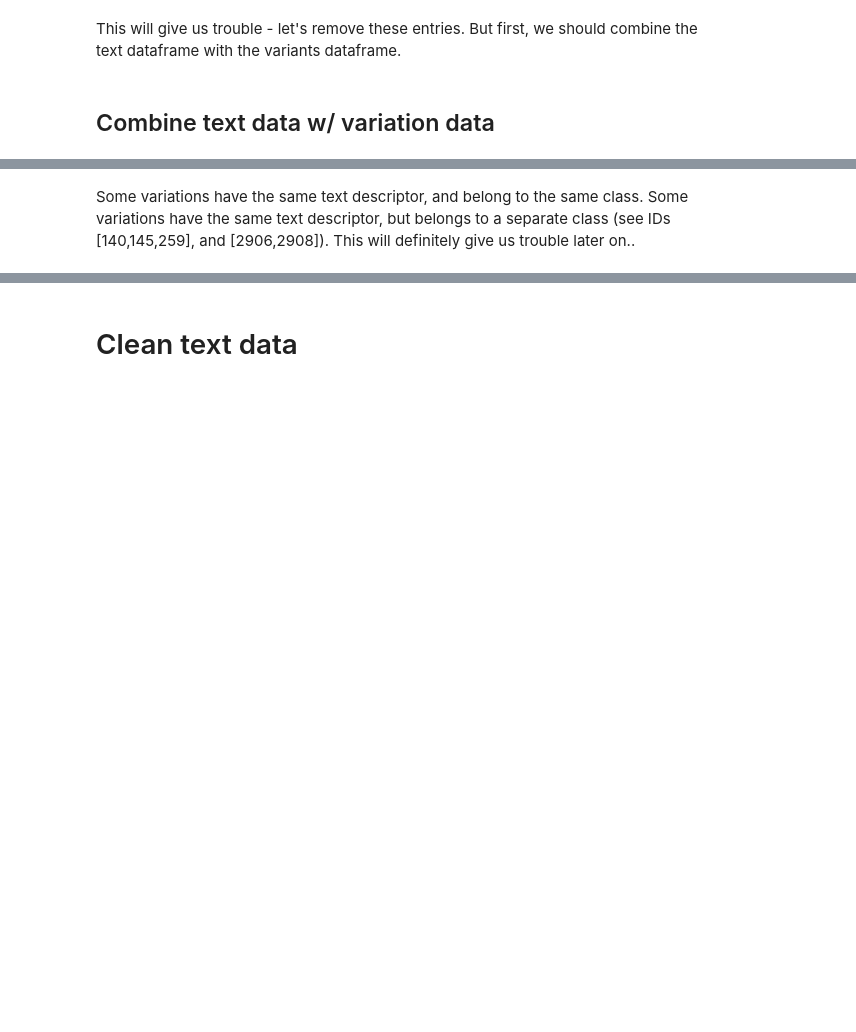
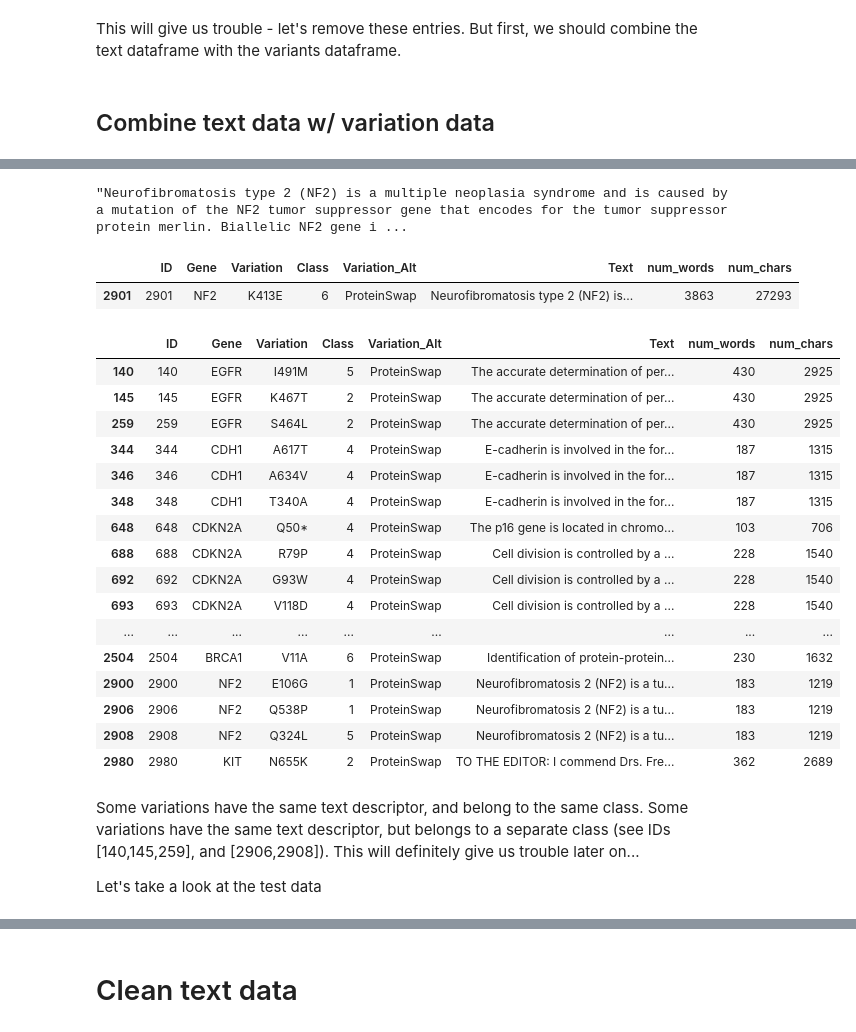
Before and after one commit to kfchou/PersonalizedMedicine, a Jupyter notebook: EDA.ipynb, the cells around one changed output, grey strips where cells are left out. Drawn from its saved outputs; the diff is of its cells as text; code cells hidden in the pictures; blank space fills up the shorter version.

```diff
--- a/EDA.ipynb
+++ b/EDA.ipynb
@@ -196,6 +197,9 @@ Some other interesting things we saw:
 # add information about word count and character count
 train_text_df["num_words"] = train_text_df["Text"].apply(lambda x: len(str(x).split()) )
 train_text_df["num_chars"] = train_text_df["Text"].apply(lambda x: len(str(x)) )
+
+test_text_df["num_words"] = test_text_df["Text"].apply(lambda x: len(str(x).split()) )
+test_text_df["num_chars"] = test_text_df["Text"].apply(lambda x: len(str(x)) )
 # %%
 plt.figure(figsize=(12, 8))
 sns.distplot(train_text_df.num_words.values, bins=50, kde=False, color='red')
@@ -216,5 +239,6 @@ This will give us trouble -  let's remove these entries. But first, we should co
 # %%
 # first merge dataframes
 train_df = train_variants_df.merge(train_text_df, how='inner', left_on='ID', right_on='ID')
+test_df = test_variants_df.merge(test_text_df, how='inner', left_on='ID', right_on='ID')
 # %%
 train_df[train_df["num_words"]<500]
@@ -221,6 +263,37 @@ train_df[train_df["num_words"]<500]
+# %%
+train_df.iloc[2900].Text
+# %% [output]
+"Neurofibromatosis type 2 (NF2) is a multiple neoplasia syndrome and is caused by a mutation of the NF2 tumor suppressor gene that encodes for the tumor suppressor protein merlin. Biallelic NF2 gene i ...
+# %%
+train_df[train_df['Variation'].str.match('K413E')]
+# %% [output]
+|  | ID | Gene | Variation | Class | Variation_Alt | Text | num_words | num_chars |
+| 2901 | 2901 | NF2 | K413E | 6 | ProteinSwap | Neurofibromatosis type 2 (NF2) is... | 3863 | 27293 |
 # %%
 # remove rows with NaN
 train_df = train_df[train_df['Text'].notna()]
+test_df = test_df[test_df['Text'].notna()]
+
 train_df[train_df["num_words"]<500]
+# %% [output]
+|  | ID | Gene | Variation | Class | Variation_Alt | Text | num_words | num_chars |
+| 140 | 140 | EGFR | I491M | 5 | ProteinSwap | The accurate determination of per... | 430 | 2925 |
+| 145 | 145 | EGFR | K467T | 2 | ProteinSwap | The accurate determination of per... | 430 | 2925 |
+| 259 | 259 | EGFR | S464L | 2 | ProteinSwap | The accurate determination of per... | 430 | 2925 |
+| 344 | 344 | CDH1 | A617T | 4 | ProteinSwap | E-cadherin is involved in the for... | 187 | 1315 |
+| 346 | 346 | CDH1 | A634V | 4 | ProteinSwap | E-cadherin is involved in the for... | 187 | 1315 |
+| 348 | 348 | CDH1 | T340A | 4 | ProteinSwap | E-cadherin is involved in the for... | 187 | 1315 |
+| 648 | 648 | CDKN2A | Q50* | 4 | ProteinSwap | The p16 gene is located in chromo... | 103 | 706 |
+| 688 | 688 | CDKN2A | R79P | 4 | ProteinSwap | Cell division is controlled by a ... | 228 | 1540 |
+| 692 | 692 | CDKN2A | G93W | 4 | ProteinSwap | Cell division is controlled by a ... | 228 | 1540 |
+| 693 | 693 | CDKN2A | V118D | 4 | ProteinSwap | Cell division is controlled by a ... | 228 | 1540 |
+| ... | ... | ... | ... | ... | ... | ... | ... | ... |
+| 2504 | 2504 | BRCA1 | V11A | 6 | ProteinSwap | Identification of protein-protein... | 230 | 1632 |
+| 2900 | 2900 | NF2 | E106G | 1 | ProteinSwap | Neurofibromatosis 2 (NF2) is a tu... | 183 | 1219 |
+| 2906 | 2906 | NF2 | Q538P | 1 | ProteinSwap | Neurofibromatosis 2 (NF2) is a tu... | 183 | 1219 |
+| 2908 | 2908 | NF2 | Q324L | 5 | ProteinSwap | Neurofibromatosis 2 (NF2) is a tu... | 183 | 1219 |
+| 2980 | 2980 | KIT | N655K | 2 | ProteinSwap | TO THE EDITOR: I commend Drs. Fre... | 362 | 2689 |
 # %% [markdown]
-Some variations have the same text descriptor, and belong to the same class. Some variations have the same text descriptor, but belongs to a separate class (see IDs [140,145,259], and [2906,2908]). This will definitely give us trouble later on..
+Some variations have the same text descriptor, and belong to the same class. Some variations have the same text descriptor, but belongs to a separate class (see IDs [140,145,259], and [2906,2908]). This will definitely give us trouble later on...
+
+Let's take a look at the test data
```
Also changed, not shown: parts of 25 cells of this notebook.
